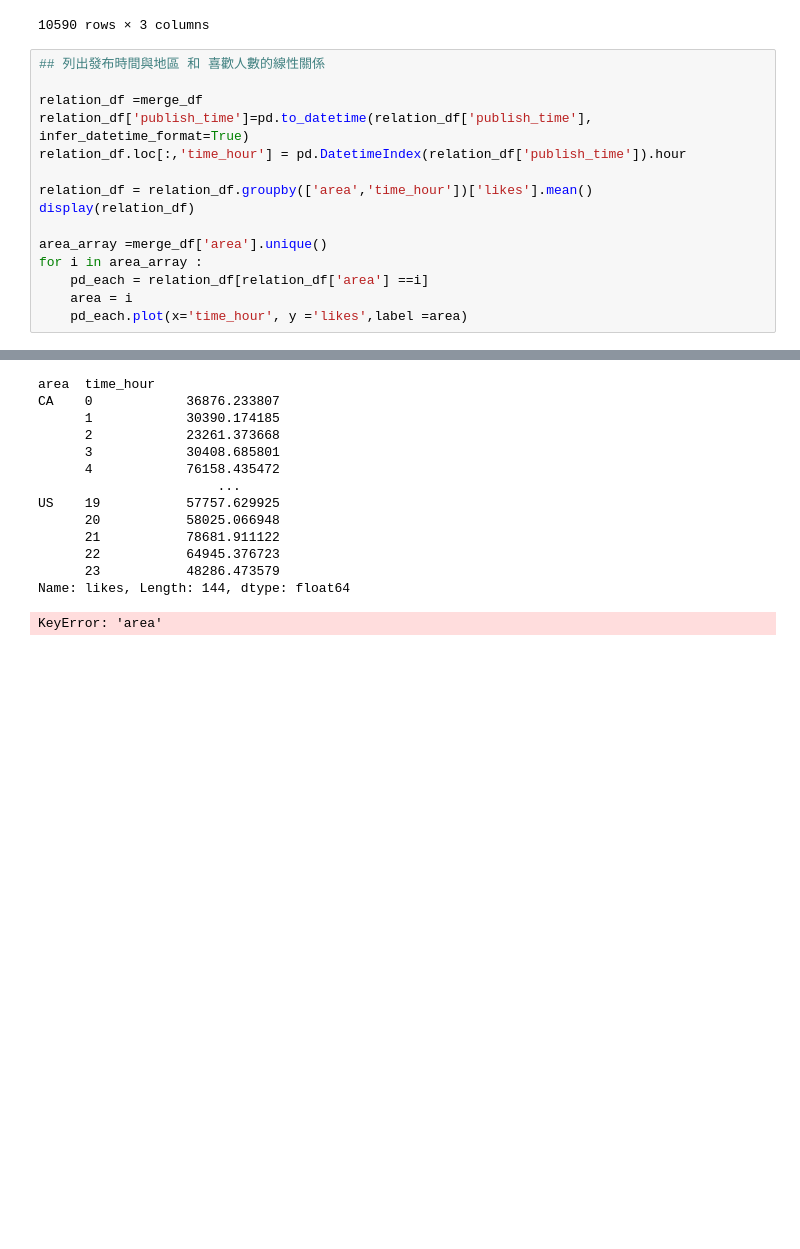
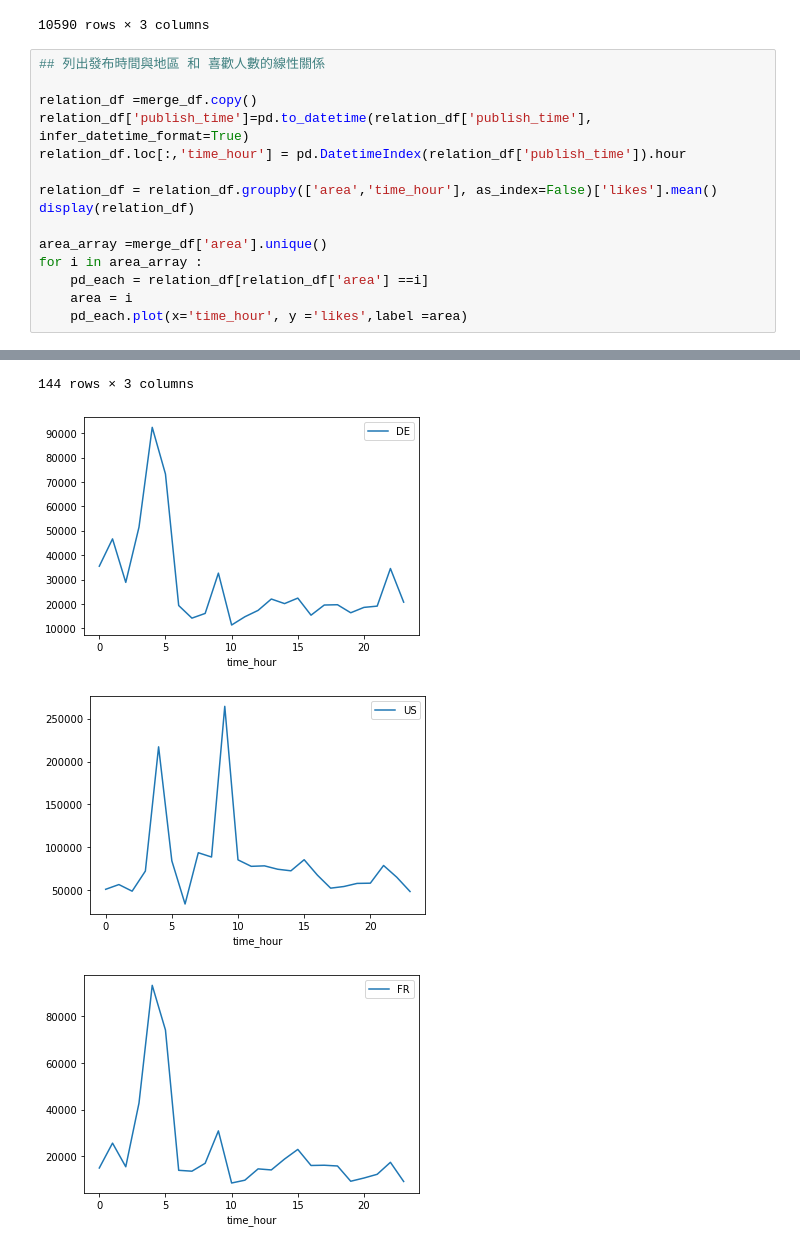
Before and after one commit to j551234/python_spark_pandas_training, a Jupyter notebook: use_pandas.ipynb, the cells around one changed output, grey strips where cells are left out. Cells and saved outputs as stored; diff of their text form; blank space fills up the shorter version.

```diff
--- a/use_pandas.ipynb
+++ b/use_pandas.ipynb
@@ -138,11 +138,11 @@ display (rap_df[['title','tags','dislikes']])
 # %%
 ## 列出發布時間與地區 和 喜歡人數的線性關係
 
-relation_df =merge_df
+relation_df =merge_df.copy()
 relation_df['publish_time']=pd.to_datetime(relation_df['publish_time'], infer_datetime_format=True)
 relation_df.loc[:,'time_hour'] = pd.DatetimeIndex(relation_df['publish_time']).hour
 
-relation_df = relation_df.groupby(['area','time_hour'])['likes'].mean()
+relation_df = relation_df.groupby(['area','time_hour'], as_index=False)['likes'].mean()
 display(relation_df)
 
 area_array =merge_df['area'].unique()
@@ -154,14 +166,4 @@ for i in area_array :
-area  time_hour
-CA    0            36876.233807
-      1            30390.174185
-      2            23261.373668
-      3            30408.685801
-      4            76158.435472
-                       ...
-US    19           57757.629925
-      20           58025.066948
-      21           78681.911122
-      22           64945.376723
-      23           48286.473579
-Name: likes, Length: 144, dtype: float64
+144 rows × 3 columns
-KeyError: 'area'
+[figure, added]
+[figure, added]
+[figure, added]
```
Also changed, not shown: parts of 3 cells of this notebook.
